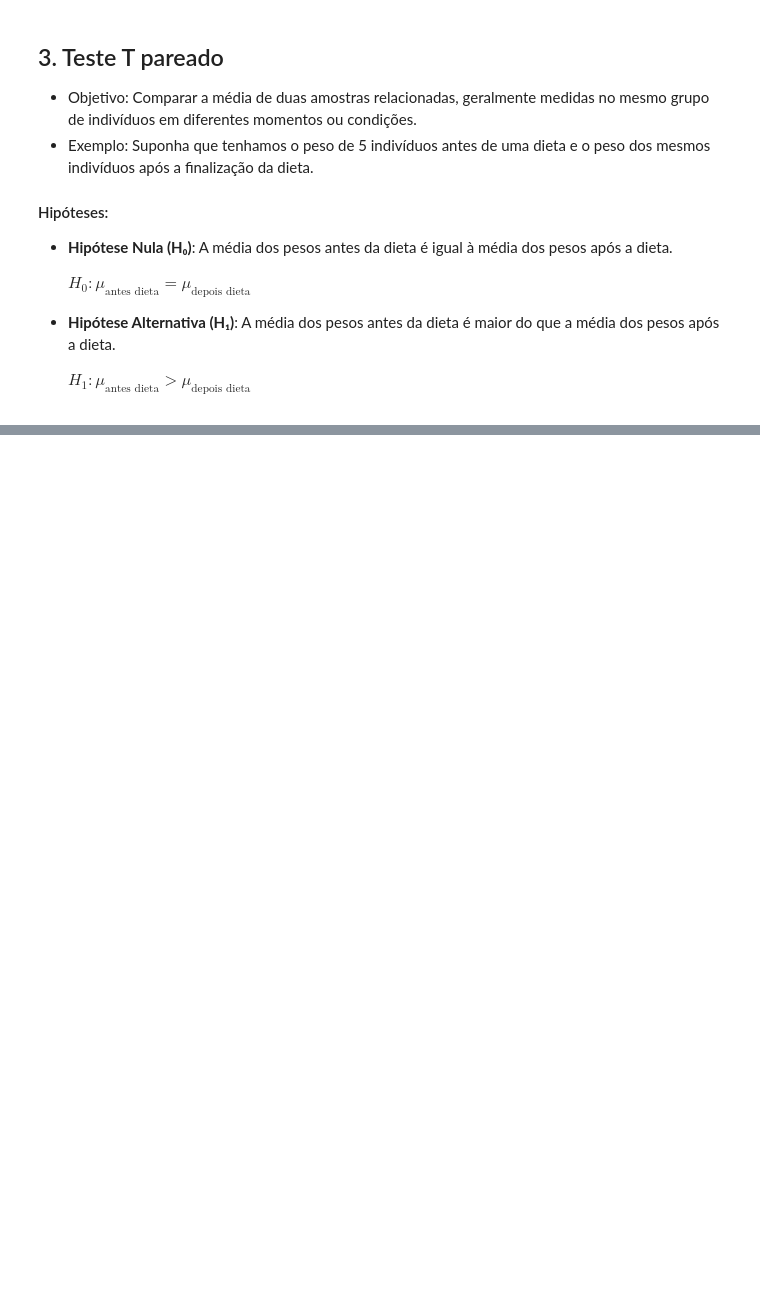
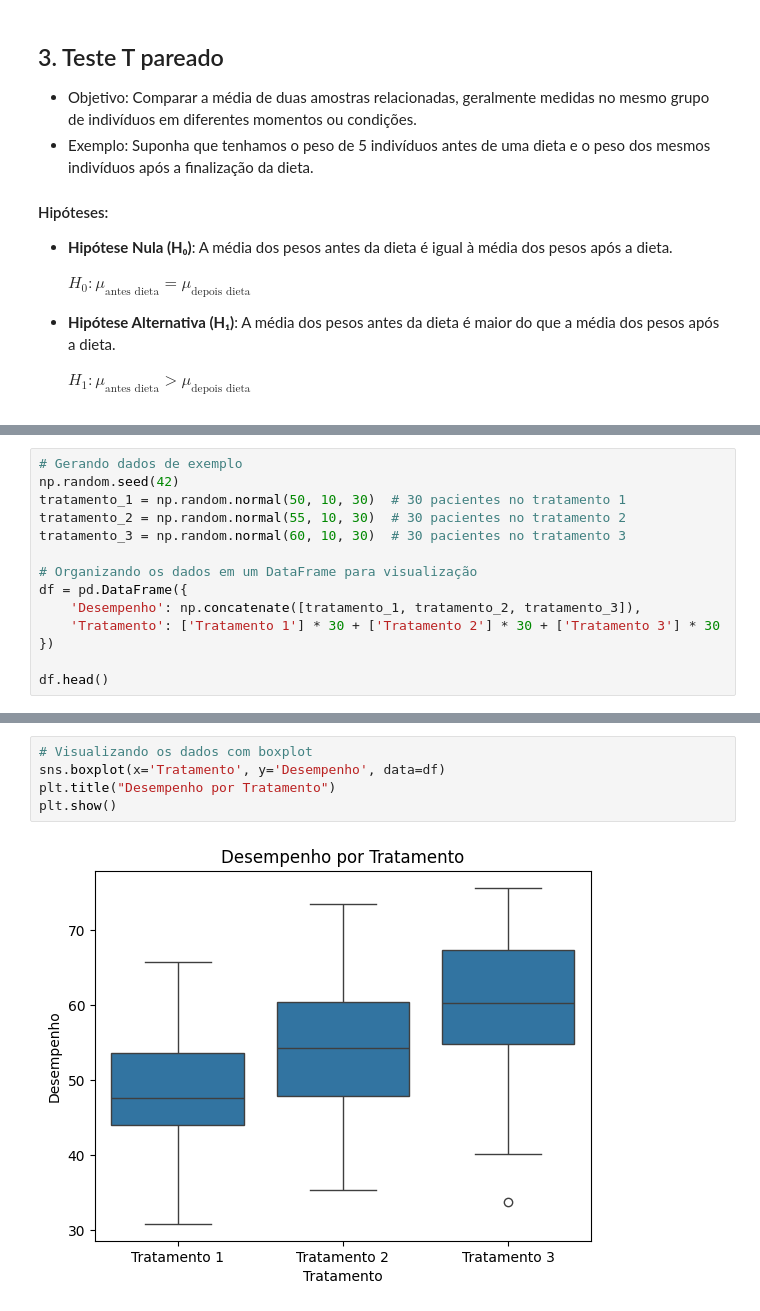
Before and after one commit to michaelchavesnzy/hypothesis_test, a Jupyter notebook: intro_hypothesis_test.ipynb, the cells around one changed output, grey strips where cells are left out. Cells and saved outputs as stored; diff of their text form; blank space fills up the shorter version.

```diff
--- a/intro_hypothesis_test.ipynb
+++ b/intro_hypothesis_test.ipynb
@@ -137,0 +202,14 @@ Há evidência estatística suficiente para afirmar que a média dos pesos antes
+# %%
+# Gerando dados de exemplo
+np.random.seed(42)
+tratamento_1 = np.random.normal(50, 10, 30)  # 30 pacientes no tratamento 1
+tratamento_2 = np.random.normal(55, 10, 30)  # 30 pacientes no tratamento 2
+tratamento_3 = np.random.normal(60, 10, 30)  # 30 pacientes no tratamento 3
+
+# Organizando os dados em um DataFrame para visualização
+df = pd.DataFrame({
+    'Desempenho': np.concatenate([tratamento_1, tratamento_2, tratamento_3]),
+    'Tratamento': ['Tratamento 1'] * 30 + ['Tratamento 2'] * 30 + ['Tratamento 3'] * 30
+})
+
+df.head()
@@ -137,0 +223,7 @@ Há evidência estatística suficiente para afirmar que a média dos pesos antes
+# %%
+# Visualizando os dados com boxplot
+sns.boxplot(x='Tratamento', y='Desempenho', data=df)
+plt.title("Desempenho por Tratamento")
+plt.show()
+# %% [output]
+[figure, added]
```
Also changed, not shown: parts of 36 cells of this notebook.
